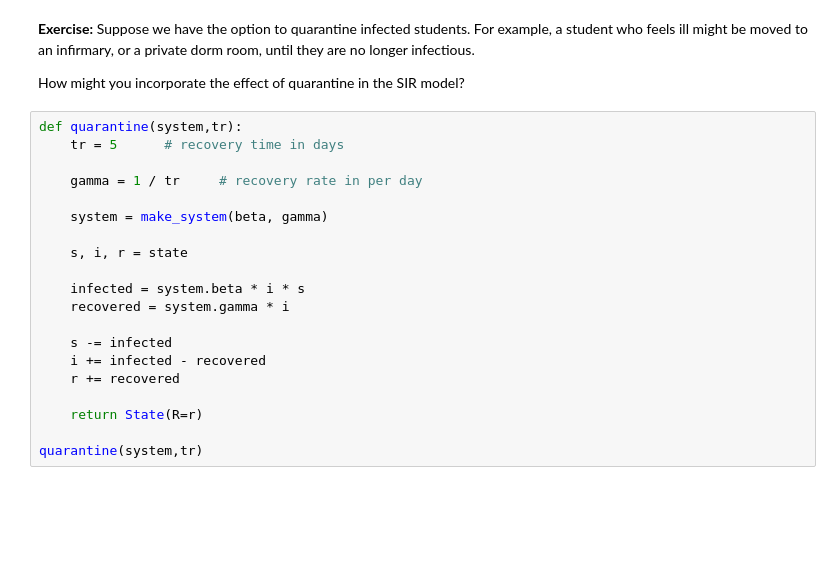
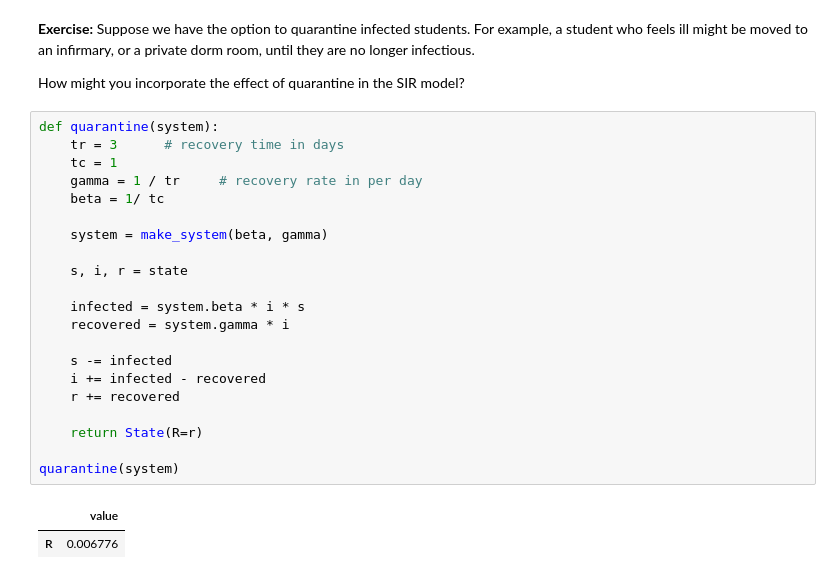
Before and after one commit to hyegibang/ModSimPy, a Jupyter notebook: code/chap05mine.ipynb, the cells around one changed output. Cells and saved outputs as stored; diff of their text form; blank space fills up the shorter version.

```diff
--- a/code/chap05mine.ipynb
+++ b/code/chap05mine.ipynb
@@ -699,22 +699,26 @@ Saving figure to file chap05-fig06.pdf
 
 How might you incorporate the effect of quarantine in the SIR model?
 # %%
-def quarantine(system,tr):
-    tr = 5      # recovery time in days
-
+def quarantine(system):
+    tr = 3      # recovery time in days
+    tc = 1
     gamma = 1 / tr     # recovery rate in per day
+    beta = 1/ tc
 
     system = make_system(beta, gamma)
 
     s, i, r = state
 
     infected = system.beta * i * s
     recovered = system.gamma * i
 
     s -= infected
     i += infected - recovered
     r += recovered
 
     return State(R=r)
 
-quarantine(system,tr)
+quarantine(system)
+# %% [output]
+|  | value |
+| R | 0.006776 |
```
Also changed, not shown: parts of 1 cell of this notebook, 33 other files.
